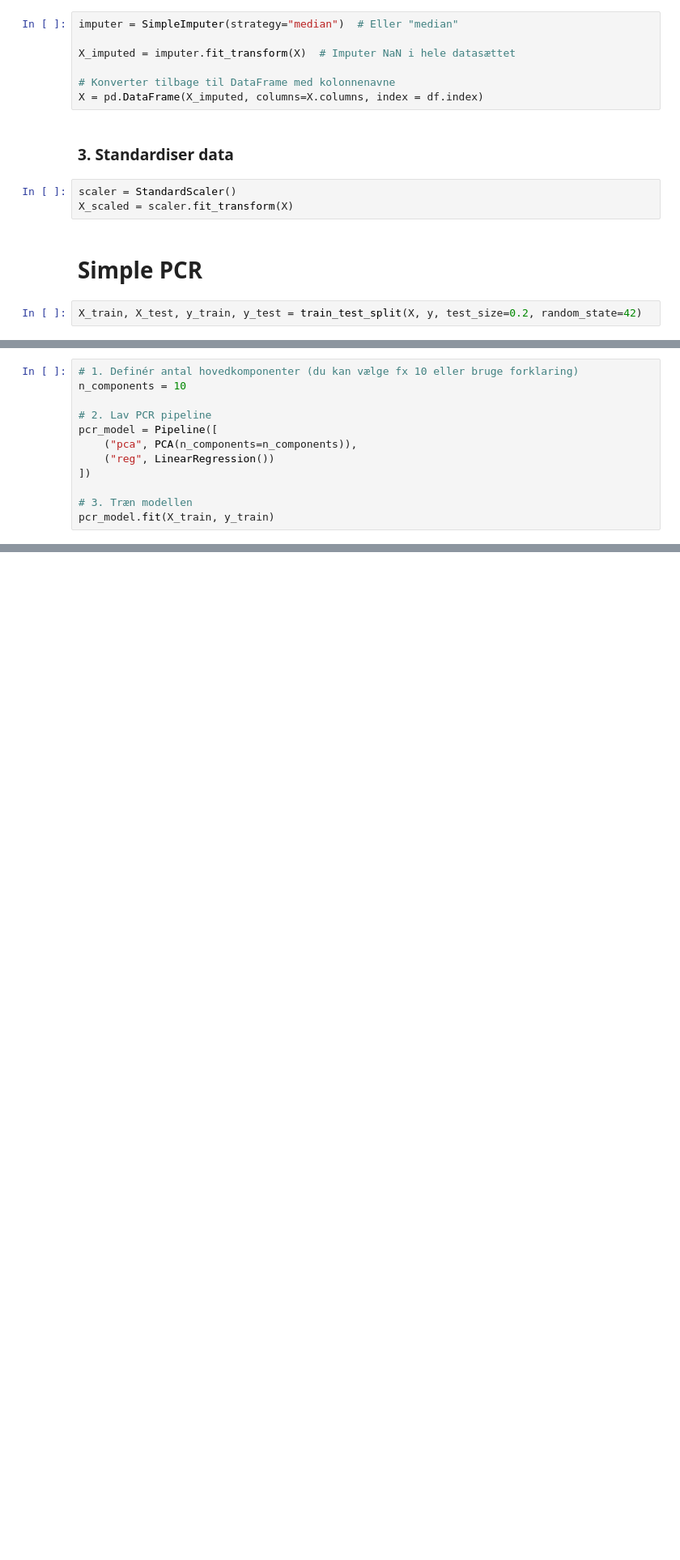
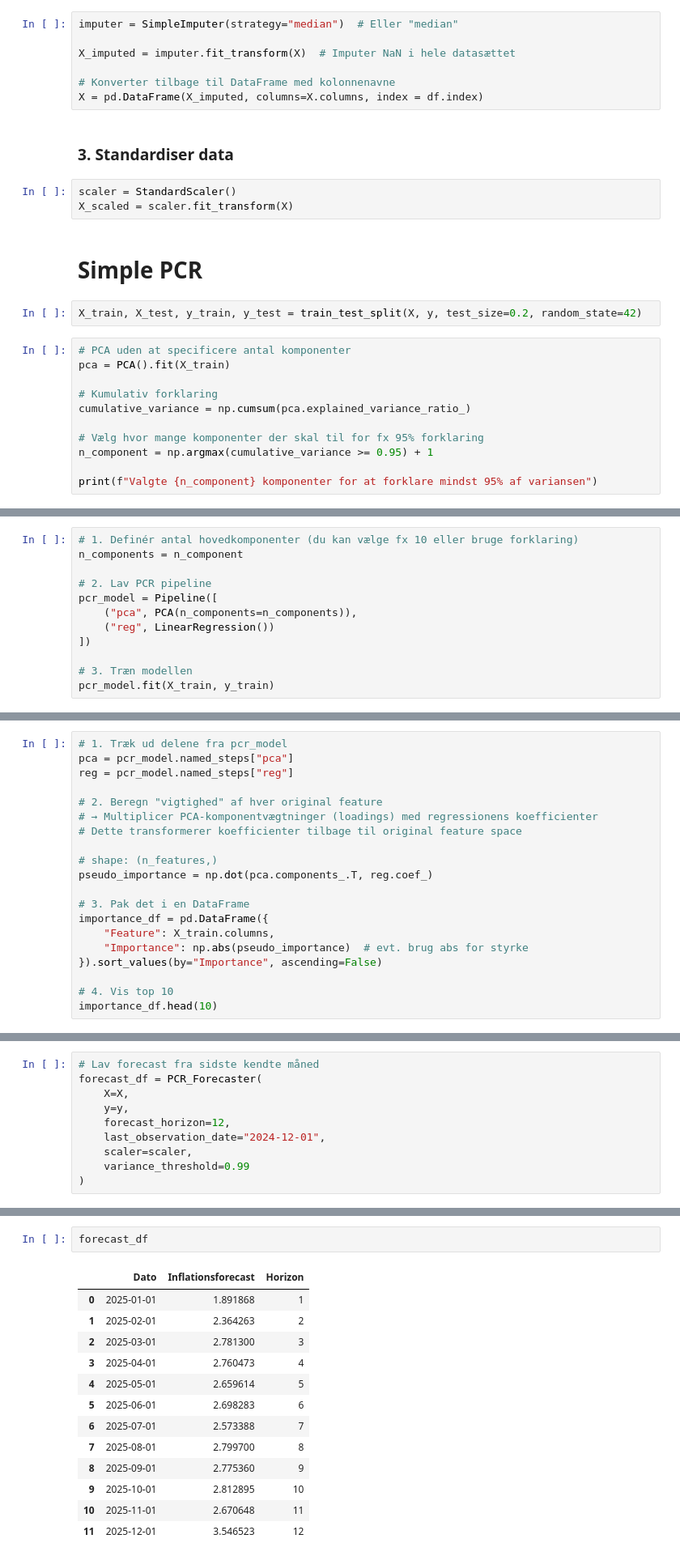
Before and after one commit to Rasmushoy/Inflation-Forecast, a Jupyter notebook: PCR/PCR.ipynb, the cells around one changed output, grey strips where cells are left out. Shown at 81% size. Drawn from its saved outputs; the diff is of its cells as text; blank space fills up the shorter version.

```diff
--- a/PCR/PCR.ipynb
+++ b/PCR/PCR.ipynb
@@ -64,3 +64,14 @@ X_scaled = scaler.fit_transform(X)
 # Simple PCR
 # %%
 X_train, X_test, y_train, y_test = train_test_split(X, y, test_size=0.2, random_state=42)
+# %%
+# PCA uden at specificere antal komponenter
+pca = PCA().fit(X_train)
+
+# Kumulativ forklaring
+cumulative_variance = np.cumsum(pca.explained_variance_ratio_)
+
+# Vælg hvor mange komponenter der skal til for fx 95% forklaring
+n_component = np.argmax(cumulative_variance >= 0.95) + 1
+
+print(f"Valgte {n_component} komponenter for at forklare mindst 95% af variansen")
@@ -67,6 +80,6 @@ X_train, X_test, y_train, y_test = train_test_split(X, y, test_size=0.2, random_
 # %%
 # 1. Definér antal hovedkomponenter (du kan vælge fx 10 eller bruge forklaring)
-n_components = 10
+n_components = n_component
 
 # 2. Lav PCR pipeline
 pcr_model = Pipeline([
@@ -109,0 +107,20 @@ AttributeError: 'Pipeline' object has no attribute 'feature_importances_'
+# %%
+# 1. Træk ud delene fra pcr_model
+pca = pcr_model.named_steps["pca"]
+reg = pcr_model.named_steps["reg"]
+
+# 2. Beregn "vigtighed" af hver original feature
+# → Multiplicer PCA-komponentvægtninger (loadings) med regressionens koefficienter
+# Dette transformerer koefficienter tilbage til original feature space
+
+# shape: (n_features,)
+pseudo_importance = np.dot(pca.components_.T, reg.coef_)
+
+# 3. Pak det i en DataFrame
+importance_df = pd.DataFrame({
+    "Feature": X_train.columns,
+    "Importance": np.abs(pseudo_importance)  # evt. brug abs for styrke
+}).sort_values(by="Importance", ascending=False)
+
+# 4. Vis top 10
+importance_df.head(10)
@@ -109,0 +285,10 @@ AttributeError: 'Pipeline' object has no attribute 'feature_importances_'
+# %%
+# Lav forecast fra sidste kendte måned
+forecast_df = PCR_Forecaster(
+    X=X,
+    y=y,
+    forecast_horizon=12,
+    last_observation_date="2024-12-01",
+    scaler=scaler,
+    variance_threshold=0.99
+)
@@ -109,0 +313,16 @@ AttributeError: 'Pipeline' object has no attribute 'feature_importances_'
+# %%
+forecast_df
+# %% [output]
+|  | Dato | Inflationsforecast | Horizon |
+| 0 | 2025-01-01 | 1.891868 | 1 |
+| 1 | 2025-02-01 | 2.364263 | 2 |
+| 2 | 2025-03-01 | 2.781300 | 3 |
+| 3 | 2025-04-01 | 2.760473 | 4 |
+| 4 | 2025-05-01 | 2.659614 | 5 |
+| 5 | 2025-06-01 | 2.698283 | 6 |
+| 6 | 2025-07-01 | 2.573388 | 7 |
+| 7 | 2025-08-01 | 2.799700 | 8 |
+| 8 | 2025-09-01 | 2.775360 | 9 |
+| 9 | 2025-10-01 | 2.812895 | 10 |
+| 10 | 2025-11-01 | 2.670648 | 11 |
+| 11 | 2025-12-01 | 3.546523 | 12 |
```
Also changed, not shown: parts of 12 cells of this notebook, 2 other files.
